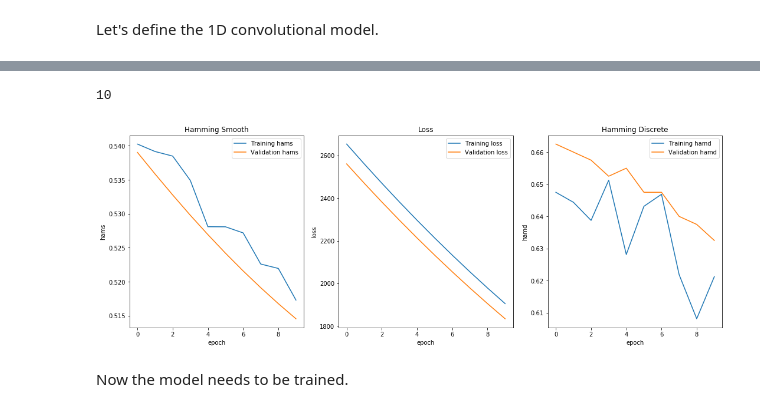
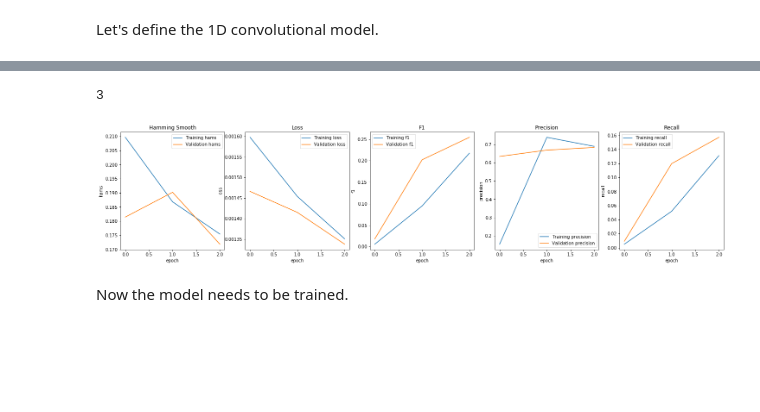
Before and after one commit to sebastianthelen/deep-eurovoc, a Jupyter notebook: deep-eurovoc.ipynb, the cells around one changed output, grey strips where cells are left out. Cells and saved outputs as stored; diff of their text form; code cells hidden in the pictures; blank space fills up the shorter version.

```diff
--- a/deep-eurovoc.ipynb
+++ b/deep-eurovoc.ipynb
@@ -414,0 +462,3 @@ model.compile(loss='binary_crossentropy',
+# %%
+history2 = model2.fit(train_data, train_labels, class_weight=class_weight, validation_split=VALIDATION_SPLIT,
+          epochs=NUM_EPOCHS, batch_size=BATCH_SIZE)
@@ -439,46 +500,66 @@ model.save("model_EP_%s_DO_%s_REG_%s_BAT_%s_LR_%s.h5" % (str(NUM_EPOCHS),
                                                         str(REGULARIZATION),
                                                         str(BATCH_SIZE),
                                                         str(LR)))
-# %%
-loss = history.history['loss']
-val_loss = history.history['val_loss']
-hams = history.history['hamming_smooth']
-val_hams = history.history['val_hamming_smooth']
-hamd = history.history['hamming_discrete']
-val_hamd = history.history['val_hamming_discrete']
-
-print(len(hams))
-# %% [output]
-10
+# %%
+loss = history2.history['loss']
+val_loss = history2.history['val_loss']
+hamd = history2.history['hamming_discrete']
+val_hamd = history2.history['val_hamming_discrete']
+f1 = history2.history['f1']
+val_f1 = history2.history['val_f1']
+
+prec = history2.history['precision']
+val_prec = history2.history['val_precision']
+
+rec = history2.history['recall']
+val_rec = history2.history['val_recall']
+
+print(len(hams))
+# %% [output]
+3
 # %%
 epochs = range(len(hams))
-fig, (ax1, ax2, ax3) = plt.subplots(nrows=1, ncols=3, figsize=(18, 6))
-ax1.plot(epochs, hams, label='Training hams')
-ax1.plot(epochs, val_hams, label='Validation hams')
+fig, (ax1, ax2, ax3, ax4, ax5) = plt.subplots(nrows=1, ncols=5, figsize=(25, 5))
+ax1.plot(epochs, hamd, label='Training hams')
+ax1.plot(epochs, val_hamd, label='Validation hams')
 ax1.set_ylabel('hams')
 ax1.set_xlabel('epoch')
 ax1.set_title('Hamming Smooth')
 ax1.legend()
 ax2.plot(epochs, loss, label='Training loss')
 ax2.plot(epochs, val_loss, label='Validation loss')
 ax2.set_ylabel('loss')
 ax2.set_xlabel('epoch')
 ax2.set_title('Loss')
 ax2.legend()
-ax3.plot(epochs, hamd, label='Training hamd')
-ax3.plot(epochs, val_hamd, label='Validation hamd')
-ax3.set_ylabel('hamd')
+ax3.plot(epochs, f1, label='Training f1')
+ax3.plot(epochs, val_f1, label='Validation f1')
+ax3.set_ylabel('f1')
 ax3.set_xlabel('epoch')
-ax3.set_title('Hamming Discrete')
+ax3.set_title('F1')
 ax3.legend()
+
+ax4.plot(epochs, prec, label='Training precision')
+ax4.plot(epochs, val_prec, label='Validation precision')
+ax4.set_ylabel('precision')
+ax4.set_xlabel('epoch')
+ax4.set_title('Precision')
+ax4.legend()
+
+ax5.plot(epochs, rec, label='Training recall')
+ax5.plot(epochs, val_rec, label='Validation recall')
+ax5.set_ylabel('recall')
+ax5.set_xlabel('epoch')
+ax5.set_title('Recall')
+ax5.legend()
 fig.savefig("figures/model_EP_%s_DO_%s_REG_%s_BAT_%s_LR_%s.png" % (str(NUM_EPOCHS),
                                                         str(DROPOUT),
                                                         str(REGULARIZATION),
                                                         str(BATCH_SIZE),
                                                         str(LR)))
 plt.show()
 # %% [output]
-[figure, old version]
+[figure, new version]
 # %% [markdown]
 Now the model needs to be trained.
 # %% [markdown]
```
Also changed, not shown: parts of 10 cells of this notebook, 2 other files.
